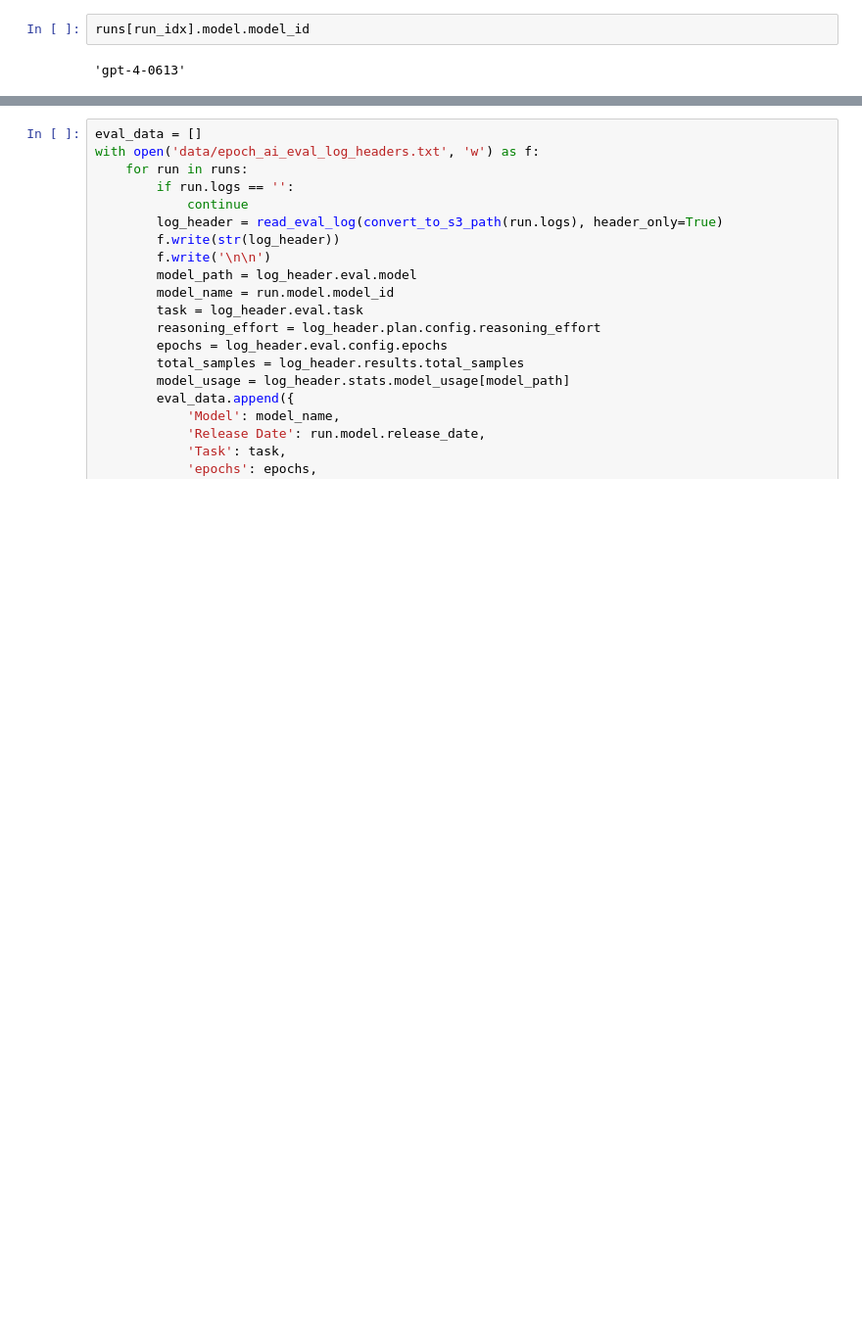
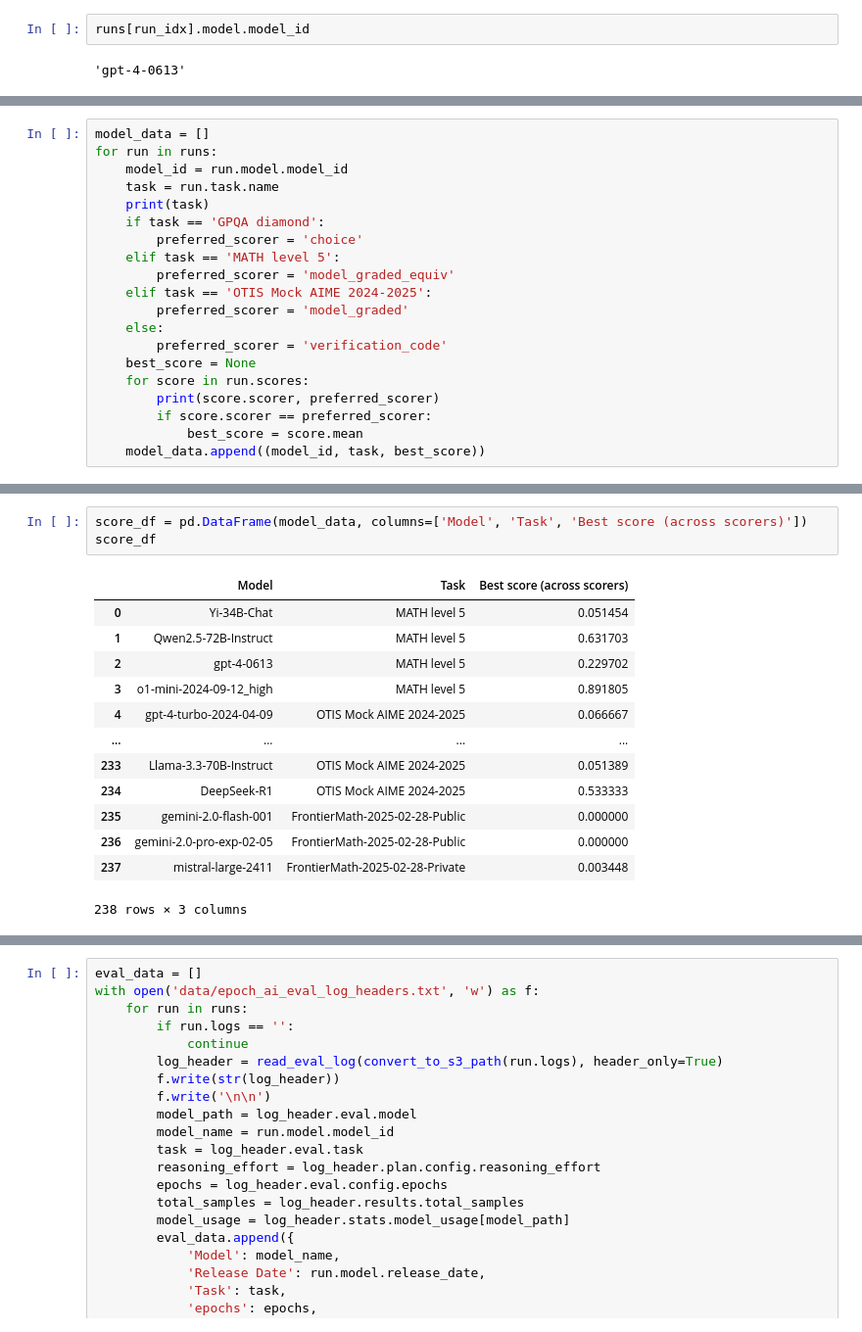
Before and after one commit to epoch-research/llm-benchmark-efficiency, a Jupyter notebook: save_evaluation_data.ipynb, the cells around one changed output, grey strips where cells are left out. Shown at 98% size. Saved outputs shown, nothing was run; the diff lists cells and outputs as text; blank space fills up the shorter version.

Commit message:
Add ad-hoc datasets in save_evaluation data

```diff
--- a/save_evaluation_data.ipynb
+++ b/save_evaluation_data.ipynb
@@ -107,0 +112,20 @@ Saved 84 unique model release dates to data/model_release_dates.csv
+# %%
+model_data = []
+for run in runs:
+    model_id = run.model.model_id
+    task = run.task.name
+    print(task)
+    if task == 'GPQA diamond':
+        preferred_scorer = 'choice'
+    elif task == 'MATH level 5':
+        preferred_scorer = 'model_graded_equiv'
+    elif task == 'OTIS Mock AIME 2024-2025':
+        preferred_scorer = 'model_graded'
+    else:
+        preferred_scorer = 'verification_code'
+    best_score = None
+    for score in run.scores:
+        print(score.scorer, preferred_scorer)
+        if score.scorer == preferred_scorer:
+            best_score = score.mean
+    model_data.append((model_id, task, best_score))
@@ -107,0 +150,17 @@ Saved 84 unique model release dates to data/model_release_dates.csv
+# %%
+score_df = pd.DataFrame(model_data, columns=['Model', 'Task', 'Best score (across scorers)'])
+score_df
+# %% [output]
+|  | Model | Task | Best score (across scorers) |
+| 0 | Yi-34B-Chat | MATH level 5 | 0.051454 |
+| 1 | Qwen2.5-72B-Instruct | MATH level 5 | 0.631703 |
+| 2 | gpt-4-0613 | MATH level 5 | 0.229702 |
+| 3 | o1-mini-2024-09-12_high | MATH level 5 | 0.891805 |
+| 4 | gpt-4-turbo-2024-04-09 | OTIS Mock AIME 2024-2025 | 0.066667 |
+| ... | ... | ... | ... |
+| 233 | Llama-3.3-70B-Instruct | OTIS Mock AIME 2024-2025 | 0.051389 |
+| 234 | DeepSeek-R1 | OTIS Mock AIME 2024-2025 | 0.533333 |
+| 235 | gemini-2.0-flash-001 | FrontierMath-2025-02-28-Public | 0.000000 |
+| 236 | gemini-2.0-pro-exp-02-05 | FrontierMath-2025-02-28-Public | 0.000000 |
+| 237 | mistral-large-2411 | FrontierMath-2025-02-28-Private | 0.003448 |
+238 rows × 3 columns
```
Also changed, not shown: parts of 6 cells of this notebook.
